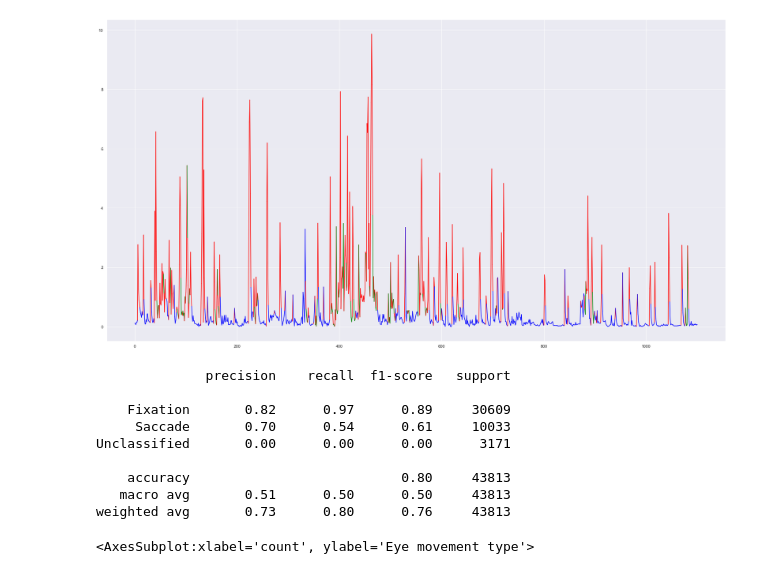
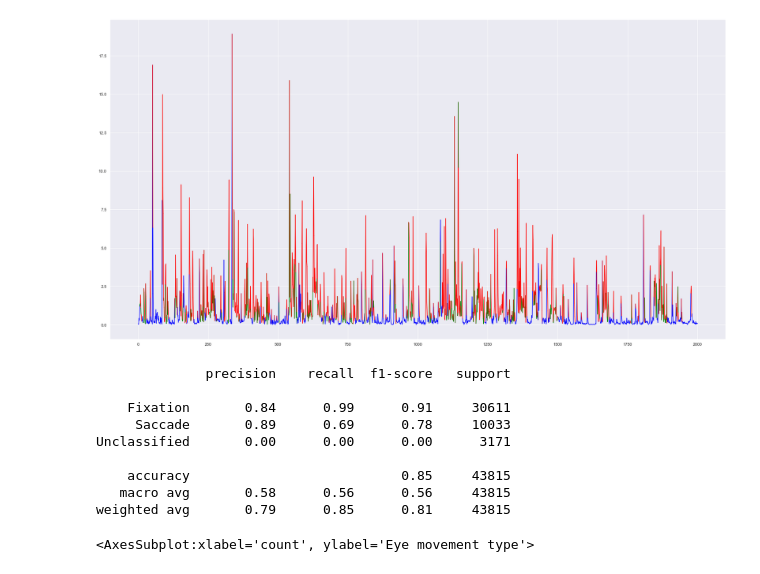
Before and after one commit to Tuur123/StageHITlab, a Jupyter notebook: FixationFinder/research.ipynb, the cells around one changed output. Drawn from its saved outputs; the diff is of its cells as text; code cells hidden in the pictures.

Commit message:
small issue with angle vel

```diff
--- a/FixationFinder/research.ipynb
+++ b/FixationFinder/research.ipynb
@@ -23,4 +47,7 @@ data = pd.read_csv('data.tsv', sep='\t')
 # %%
+sns.set(rc = {'figure.figsize':(30, 16)})
+data = pd.read_csv('data.tsv', sep='\t')
+
 data = data[['Gaze point X',
              'Gaze point Y',
              'Gaze point 3D X',
@@ -44,21 +71,4 @@ data = data[['Gaze point X',
 
 data.dropna(inplace=True)
 data.reset_index(inplace=True, drop=True)
-data['Computer timestamp'] = data['Computer timestamp'] / (1000 * 1000)
-
-dy = data['Computer timestamp'].diff()
-dxX = data['Gaze point X'].diff()
-dxY = data['Gaze point Y'].diff()
-
-data.drop(0, inplace=True)
-data['SPEED_DIFF_X'] = dxX / dy
-data['SPEED_DIFF_Y'] = dxY / dy
-
-data.reset_index(inplace=True, drop=True)
-
-data['SPEED_DIFF_X'] = data['SPEED_DIFF_X']
-data['SPEED_DIFF_Y'] = data['SPEED_DIFF_Y']
-
-data['Eye movement type'] = data['Eye movement type'].shift(-1)
-data.dropna(inplace=True)
-data.reset_index(inplace=True, drop=True)
+data['Computer timestamp'] = (data['Computer timestamp'] / 1000) / 1000
@@ -86,11 +91,12 @@ data['ANGLE'] = np.arccos((data['VECTOR1_X'] * data['VECTOR2_X'] + data['VECTOR1
 / (np.sqrt(data['VECTOR1_X'] ** 2 + data['VECTOR1_Y'] ** 2 + data['VECTOR1_Z'] ** 2) * np.sqrt(data['VECTOR2_X'] ** 2 + data['VECTOR2_Y'] ** 2 + data['VECTOR2_Z'] ** 2)))
 
 
-dy = np.diff(data['Computer timestamp'])
+data['T_DIFF'] = data['Computer timestamp'] - data['Computer timestamp'].shift(1)
+
+data['ANGLE_VEL'] = data['ANGLE'] / data['T_DIFF']
 
 data.drop(0, inplace=True)
 data.reset_index(inplace=True)
-data['ANGLE_VEL'] = data['ANGLE'] / dy
 
 data['colors'] = data['Eye movement type']
 data['colors'] = data['colors'].replace('Fixation', 'blue')
@@ -99,26 +117,26 @@ data['colors'] = data['colors'].replace('Unclassified', 'green')
 # %%
-plot_data = data.loc[3300:4400]
+plot_data = data.loc[0:2000]
 plot_data.reset_index(inplace=True, drop=True)
 
 for idx, row in plot_data.iterrows():
     if idx + 2 > len(plot_data):
         break
     sns.lineplot([idx, idx+1], [row['ANGLE_VEL'], plot_data.loc[idx+1, 'ANGLE_VEL']], color=row['colors'])
 # %% [output]
-[figure, old version]
+[figure, new version]
 # %%
 data['PRED_TYPE'] = np.where(data['ANGLE_VEL'] < 0.8, 'Fixation', 'Saccade')
 print(classification_report(data['Eye movement type'], data['PRED_TYPE']))
 # %% [output]
               precision    recall  f1-score   support
 
-    Fixation       0.82      0.97      0.89     30609
-     Saccade       0.70      0.54      0.61     10033
+    Fixation       0.84      0.99      0.91     30611
+     Saccade       0.89      0.69      0.78     10033
 Unclassified       0.00      0.00      0.00      3171
 
-    accuracy                           0.80     43813
-   macro avg       0.51      0.50      0.50     43813
-weighted avg       0.73      0.80      0.76     43813
+    accuracy                           0.85     43815
+   macro avg       0.58      0.56      0.56     43815
+weighted avg       0.79      0.85      0.81     43815
 # %%
 plt.subplot(2, 1, 1)
 sns.countplot(data=data, y='PRED_TYPE')
```
Also changed, not shown: parts of 5 cells of this notebook, 7 other files.
